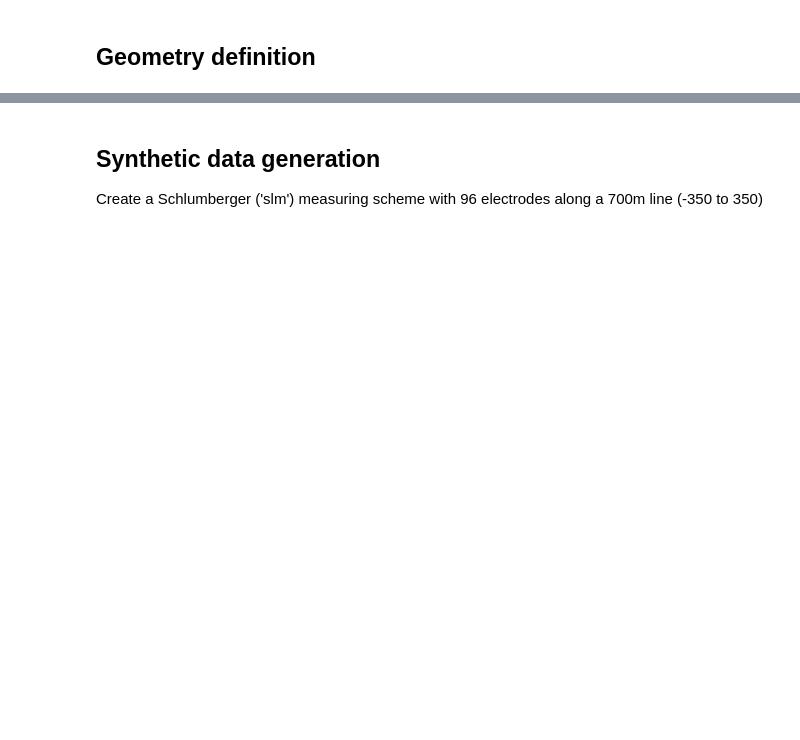
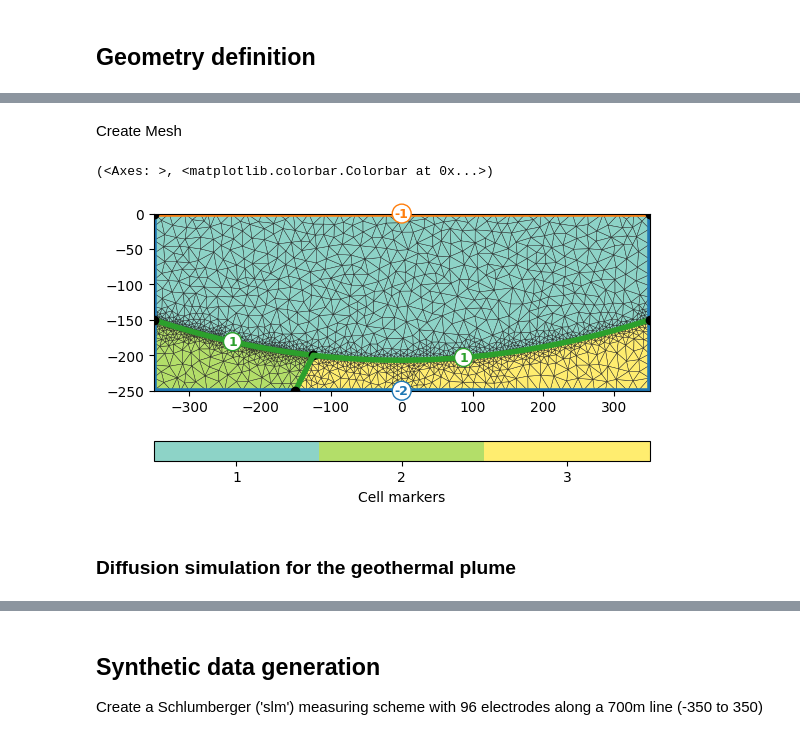
Before and after one commit to jcmefra/Aguas_Vichy, a Jupyter notebook: Modelling_complex.ipynb, the cells around one changed output, grey strips where cells are left out. Saved outputs shown, nothing was run; the diff lists cells and outputs as text; code cells hidden in the pictures; blank space fills up the shorter version.

```diff
--- a/Modelling_complex.ipynb
+++ b/Modelling_complex.ipynb
@@ -104,0 +66,10 @@ pg.show(geom)
+# %% [markdown]
+Create Mesh
+# %%
+mesh = mt.createMesh(world, area = 200)
+pg.show(mesh, markers=True, showMesh=True)
+# %% [output]
+(<Axes: >, <matplotlib.colorbar.Colorbar at 0x...>)
+[figure, added]
+# %% [markdown]
+### Diffusion simulation for the geothermal plume
```
Also changed, not shown: parts of 32 cells of this notebook, 1 other file.
